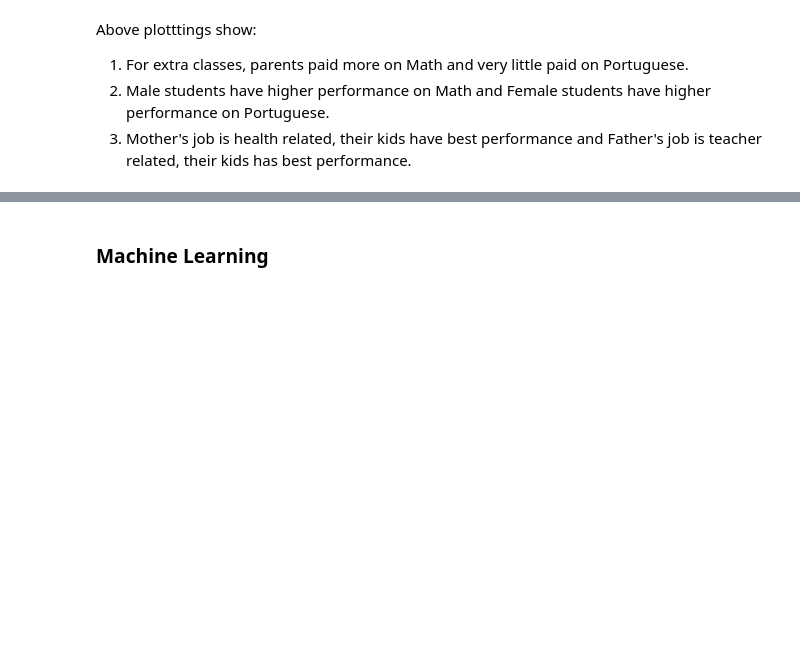
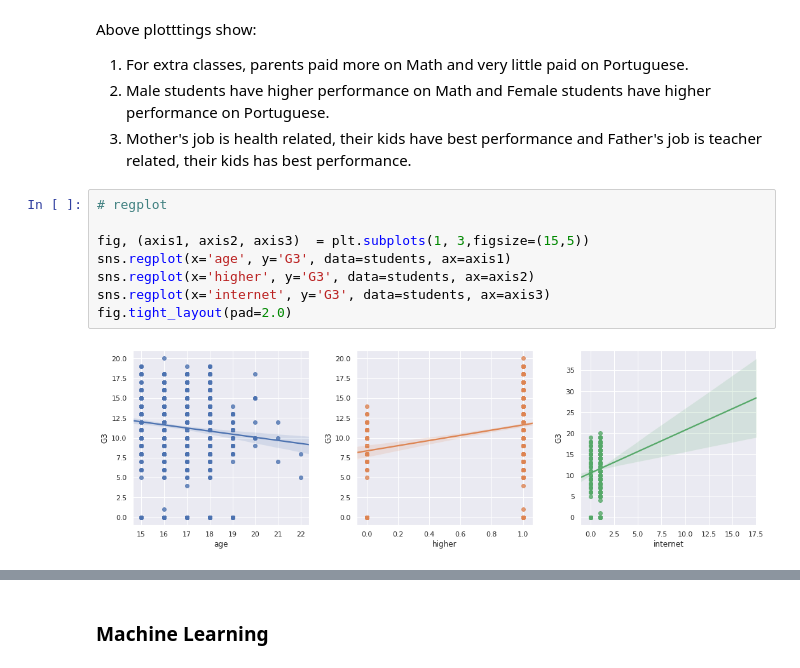
Before and after one commit to mtl-lan/1160_TeamProject, a Jupyter notebook: TeamProject_student_performance.ipynb, the cells around one changed output, grey strips where cells are left out. Drawn from its saved outputs; the diff is of its cells as text; blank space fills up the shorter version.

```diff
--- a/TeamProject_student_performance.ipynb
+++ b/TeamProject_student_performance.ipynb
@@ -319,3 +336,13 @@ Above plotttings show:
 1. For extra classes, parents paid more on Math and very little paid on Portuguese.
 2. Male students have higher performance on Math and Female students have higher performance on Portuguese.
 3. Mother's job is health related, their kids have best performance and Father's job is teacher related, their kids has best performance.
+# %%
+# regplot
+
+fig, (axis1, axis2, axis3)  = plt.subplots(1, 3,figsize=(15,5))
+sns.regplot(x='age', y='G3', data=students, ax=axis1)
+sns.regplot(x='higher', y='G3', data=students, ax=axis2)
+sns.regplot(x='internet', y='G3', data=students, ax=axis3)
+fig.tight_layout(pad=2.0)
+# %% [output]
+[figure, added]
```
Also changed, not shown: parts of 4 cells of this notebook.
